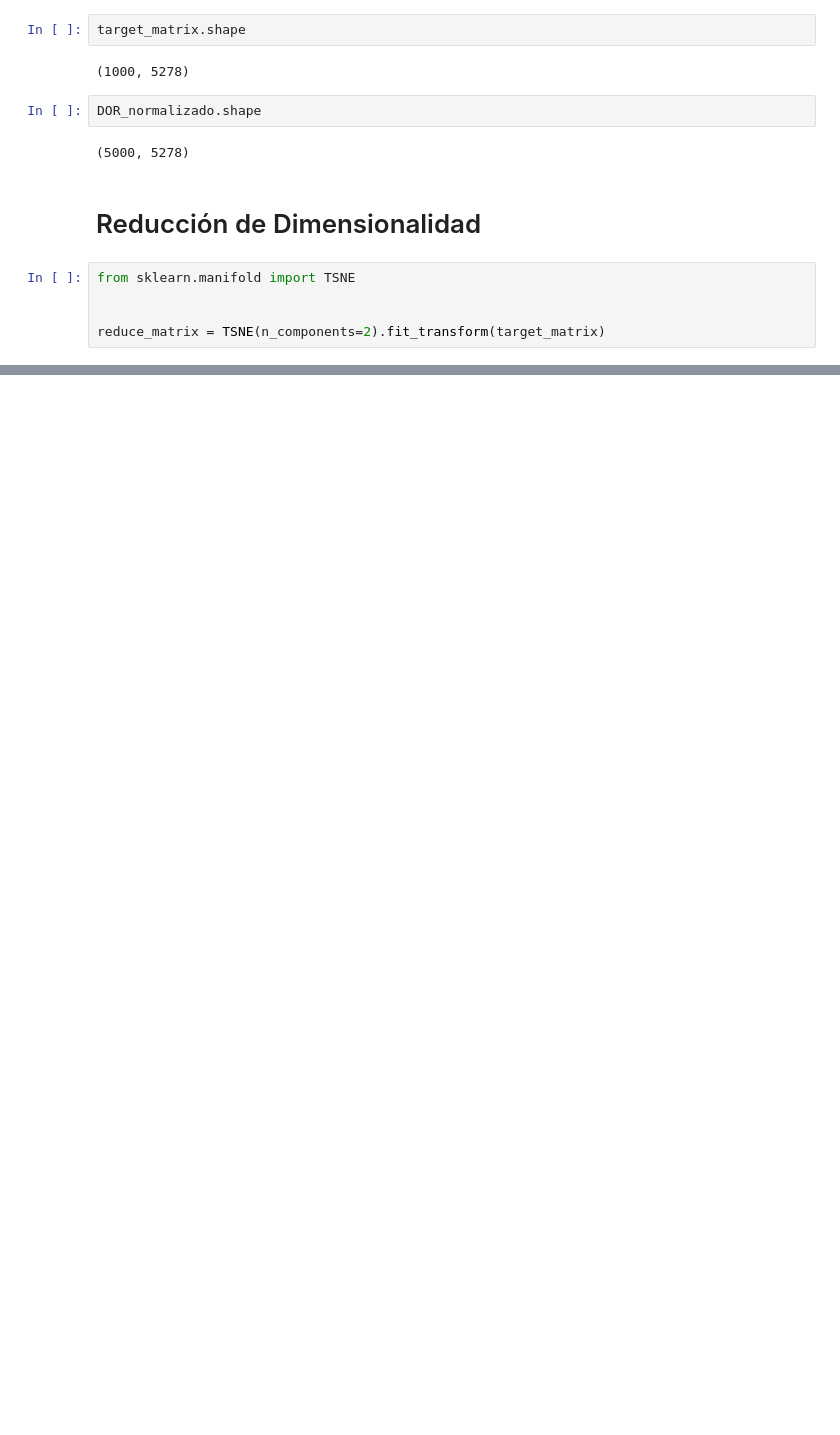
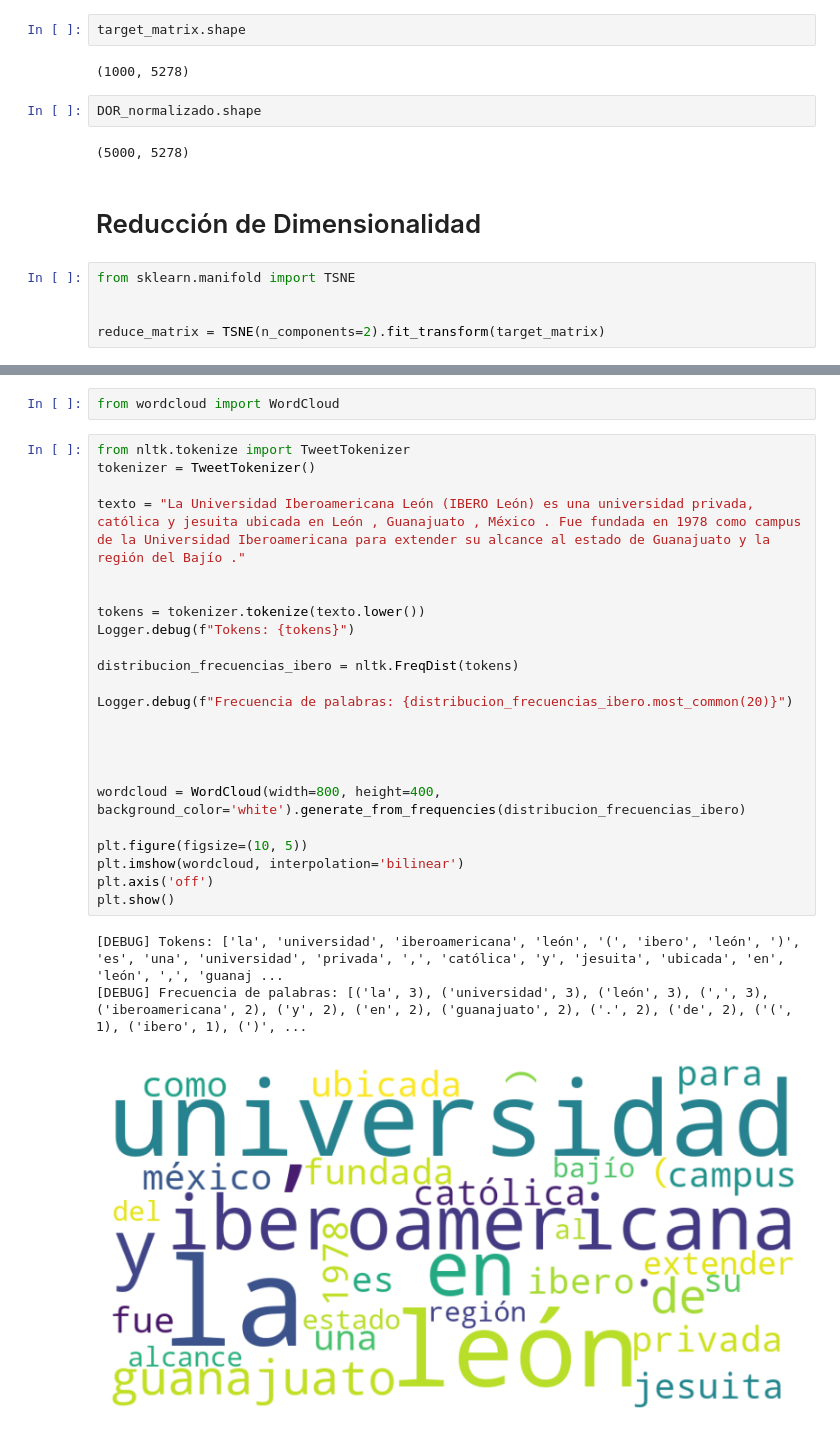
Before and after one commit to Seikened/semestre_v, a Jupyter notebook: procesamiento_lenguaje/fernando_leon_franco_word_vectors.ipynb, the cells around one changed output, grey strips where cells are left out. Saved outputs shown, nothing was run; the diff lists cells and outputs as text; blank space fills up the shorter version.

```diff
--- a/procesamiento_lenguaje/fernando_leon_franco_word_vectors.ipynb
+++ b/procesamiento_lenguaje/fernando_leon_franco_word_vectors.ipynb
@@ -357,0 +421,29 @@ plt.show()
+# %%
+from wordcloud import WordCloud
+# %%
+from nltk.tokenize import TweetTokenizer
+tokenizer = TweetTokenizer()
+
+texto = "La Universidad Iberoamericana León (IBERO León) es una universidad privada, católica y jesuita ubicada en León , Guanajuato , México . Fue fundada en 1978 como campus de la Universidad Iberoamericana para extender su alcance al estado de Guanajuato y la región del Bajío ."
+
+
+tokens = tokenizer.tokenize(texto.lower())
+Logger.debug(f"Tokens: {tokens}")
+
+distribucion_frecuencias_ibero = nltk.FreqDist(tokens)
+
+Logger.debug(f"Frecuencia de palabras: {distribucion_frecuencias_ibero.most_common(20)}")
+
+
+
+
+wordcloud = WordCloud(width=800, height=400, background_color='white').generate_from_frequencies(distribucion_frecuencias_ibero)
+
+plt.figure(figsize=(10, 5))
+plt.imshow(wordcloud, interpolation='bilinear')
+plt.axis('off')
+plt.show()
+# %% [output]
+[DEBUG] Tokens: ['la', 'universidad', 'iberoamericana', 'león', '(', 'ibero', 'león', ')', 'es', 'una', 'universidad', 'privada', ',', 'católica', 'y', 'jesuita', 'ubicada', 'en', 'león', ',', 'guanaj ...
+[DEBUG] Frecuencia de palabras: [('la', 3), ('universidad', 3), ('león', 3), (',', 3), ('iberoamericana', 2), ('y', 2), ('en', 2), ('guanajuato', 2), ('.', 2), ('de', 2), ('(', 1), ('ibero', 1), (')', ...
+[figure, added]
```
Also changed, not shown: parts of 7 cells of this notebook, 2 other files.
